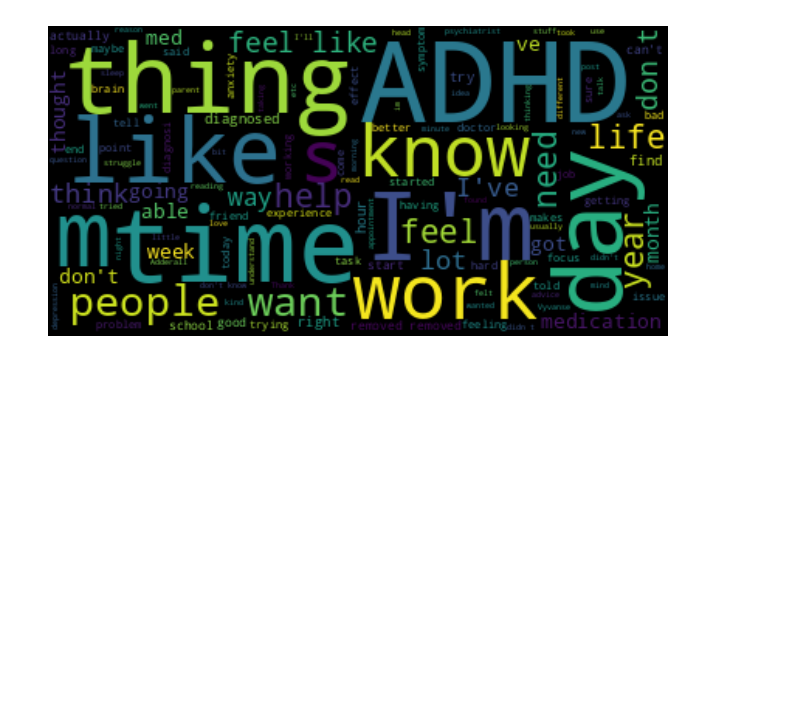
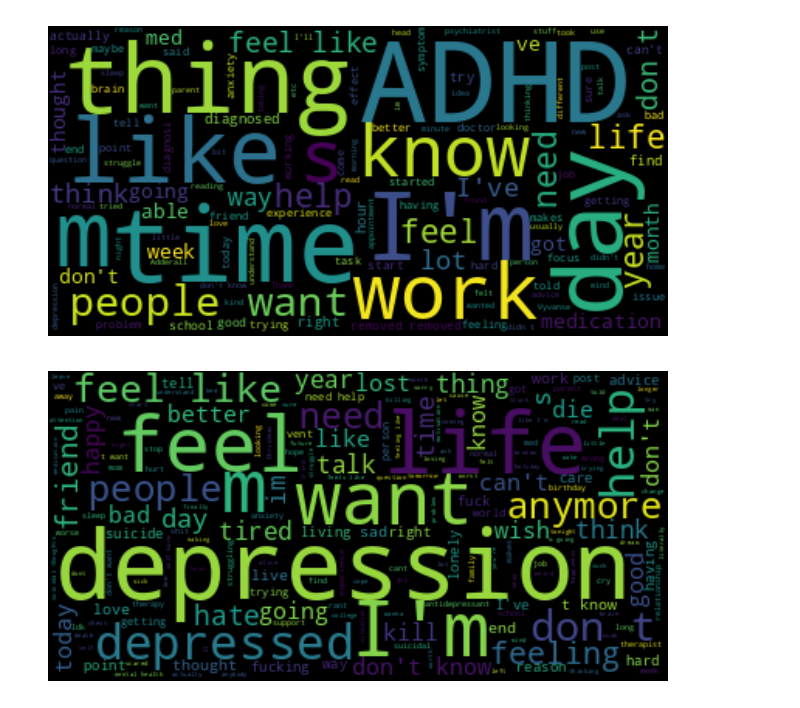
Before and after one commit to Frorozcoloa/neuromatch_team_2, a Jupyter notebook: 0-1-analisys_data.ipynb, the cells around one changed output. Saved outputs shown, nothing was run; the diff lists cells and outputs as text; code cells hidden in the pictures; blank space fills up the shorter version.

```diff
--- a/0-1-analisys_data.ipynb
+++ b/0-1-analisys_data.ipynb
@@ -130,3 +130,7 @@ create_word_cloud(df[df.subreddit=="ADHD"].title)
 plot_body("ADHD")
 # %% [output]
 [figure]
+# %%
+create_word_cloud(df[df.subreddit=="depression"].title)
+# %% [output]
+[figure, added]
```
Also changed, not shown: parts of 11 cells of this notebook.
